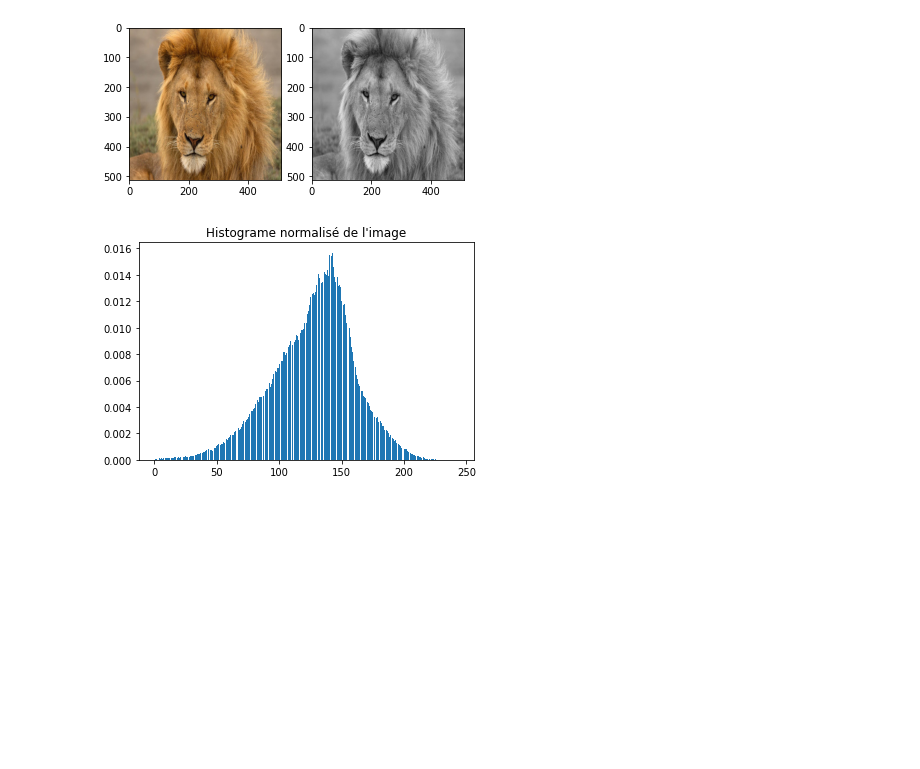
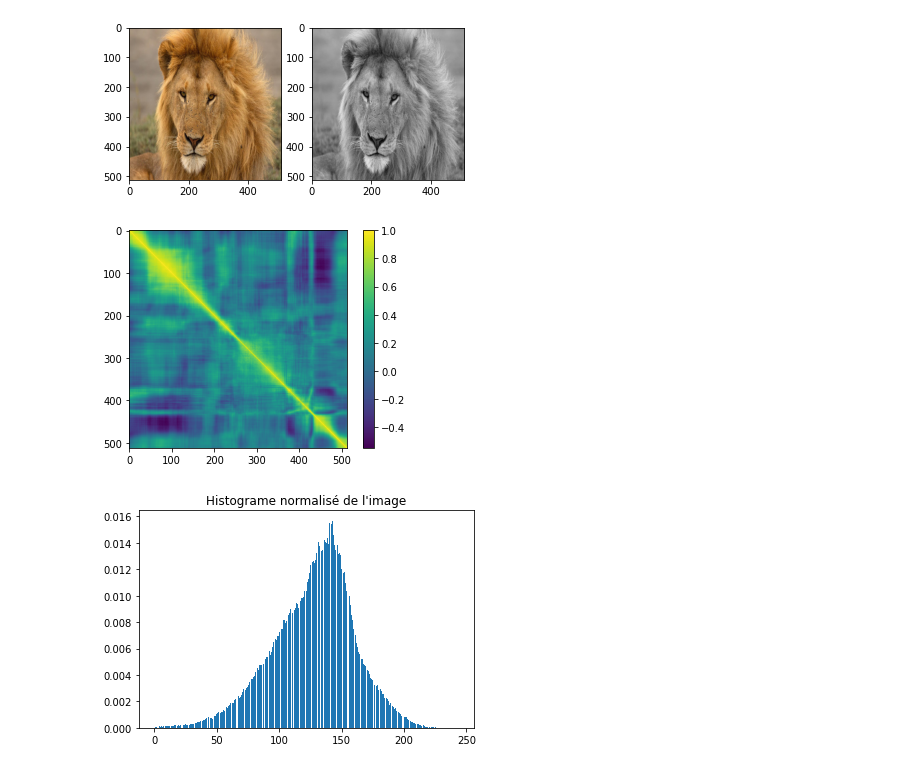
Before and after one commit to AdrienHrdz/compression, a Jupyter notebook: tp.ipynb, the cells around one changed output. Saved outputs shown, nothing was run; the diff lists cells and outputs as text; code cells hidden in the pictures; blank space fills up the shorter version.

```diff
--- a/tp.ipynb
+++ b/tp.ipynb
@@ -20,6 +27,13 @@ plt.imshow(IMAGE_nb, cmap='gray')
 plt.show()
 # %% [output]
 [figure]
+# %%
+mat_corr = np.corrcoef(IMAGE_nb)
+plt.imshow(mat_corr)
+plt.colorbar()
+plt.show()
+# %% [output]
+[figure, added]
 # %%
 hist_IMAGE_nb, bin_edges_IMAGE_nb = np.histogram(IMAGE_nb, bins=255)
 bin_edges_IMAGE_nb = bin_edges_IMAGE_nb[:-1:]
```
Also changed, not shown: parts of 10 cells of this notebook, 3 other files.
